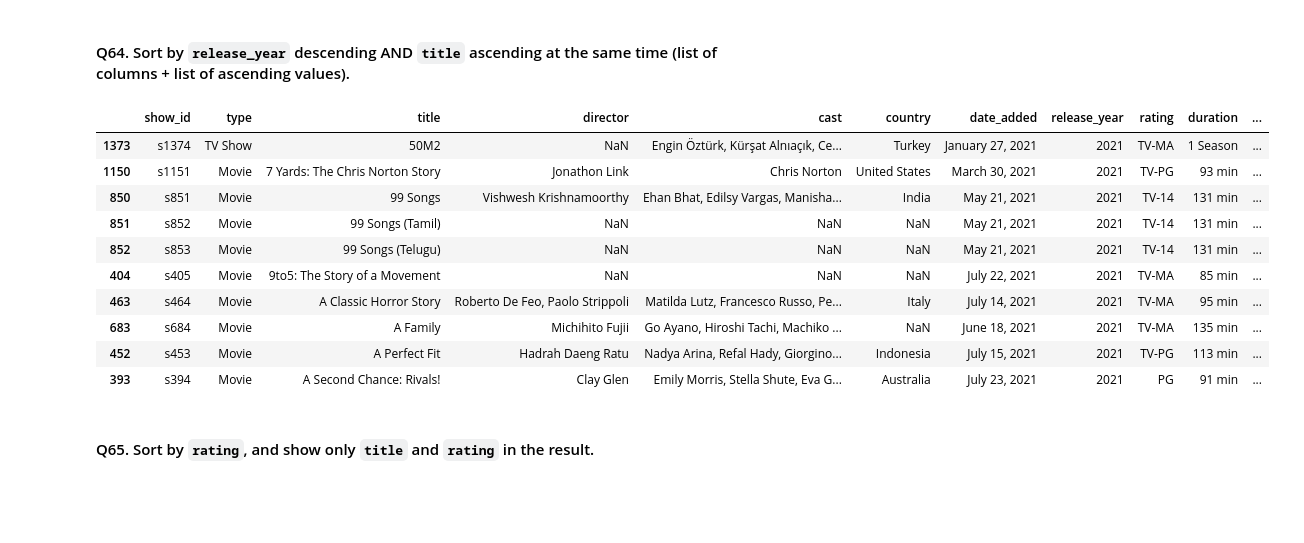
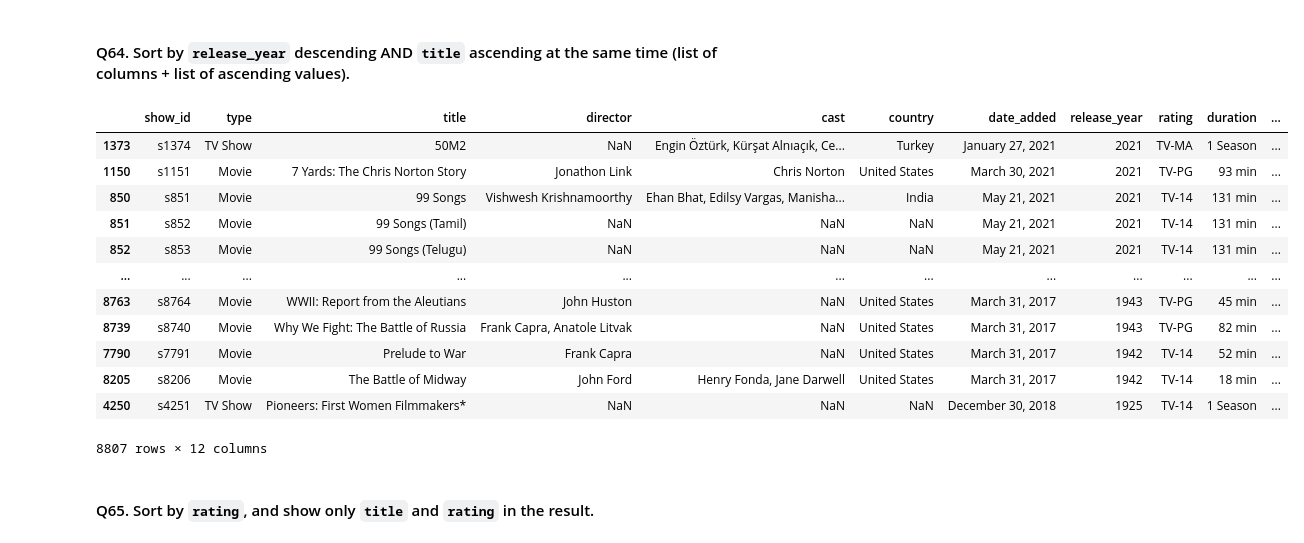
Before and after one commit to Yugalpoudel07/Pandas_For_Data_Science, a Jupyter notebook: Notebook/netflix_125_question_workbook.ipynb, the cells around one changed output. Cells and saved outputs as stored; diff of their text form; code cells hidden in the pictures; blank space fills up the shorter version.

```diff
--- a/Notebook/netflix_125_question_workbook.ipynb
+++ b/Notebook/netflix_125_question_workbook.ipynb
@@ -1035,20 +933,21 @@ df.sort_values("title").head()
 # %% [markdown]
 #### Q64. Sort by `release_year` descending AND `title` ascending at the same time (list of columns + list of ascending values).
 # %%
-# One ascending value per column, in the same order as the column list
-df.sort_values(["release_year", "title"], ascending=[False, True]).head(10)
+df.sort_values(["release_year", "title"], ascending=[False, True])
 # %% [output]
 |  | show_id | type | title | director | cast | country | date_added | release_year | rating | duration | ... |
 | 1373 | s1374 | TV Show | 50M2 | NaN | Engin Öztürk, Kürşat Alnıaçık, Ce... | Turkey | January 27, 2021 | 2021 | TV-MA | 1 Season | ... |
 | 1150 | s1151 | Movie | 7 Yards: The Chris Norton Story | Jonathon Link | Chris Norton | United States | March 30, 2021 | 2021 | TV-PG | 93 min | ... |
 | 850 | s851 | Movie | 99 Songs | Vishwesh Krishnamoorthy | Ehan Bhat, Edilsy Vargas, Manisha... | India | May 21, 2021 | 2021 | TV-14 | 131 min | ... |
 | 851 | s852 | Movie | 99 Songs (Tamil) | NaN | NaN | NaN | May 21, 2021 | 2021 | TV-14 | 131 min | ... |
 | 852 | s853 | Movie | 99 Songs (Telugu) | NaN | NaN | NaN | May 21, 2021 | 2021 | TV-14 | 131 min | ... |
-| 404 | s405 | Movie | 9to5: The Story of a Movement | NaN | NaN | NaN | July 22, 2021 | 2021 | TV-MA | 85 min | ... |
-| 463 | s464 | Movie | A Classic Horror Story | Roberto De Feo, Paolo Strippoli | Matilda Lutz, Francesco Russo, Pe... | Italy | July 14, 2021 | 2021 | TV-MA | 95 min | ... |
-| 683 | s684 | Movie | A Family | Michihito Fujii | Go Ayano, Hiroshi Tachi, Machiko ... | NaN | June 18, 2021 | 2021 | TV-MA | 135 min | ... |
-| 452 | s453 | Movie | A Perfect Fit | Hadrah Daeng Ratu | Nadya Arina, Refal Hady, Giorgino... | Indonesia | July 15, 2021 | 2021 | TV-PG | 113 min | ... |
-| 393 | s394 | Movie | A Second Chance: Rivals! | Clay Glen | Emily Morris, Stella Shute, Eva G... | Australia | July 23, 2021 | 2021 | PG | 91 min | ... |
+| ... | ... | ... | ... | ... | ... | ... | ... | ... | ... | ... | ... |
+| 8763 | s8764 | Movie | WWII: Report from the Aleutians | John Huston | NaN | United States | March 31, 2017 | 1943 | TV-PG | 45 min | ... |
+| 8739 | s8740 | Movie | Why We Fight: The Battle of Russia | Frank Capra, Anatole Litvak | NaN | United States | March 31, 2017 | 1943 | TV-PG | 82 min | ... |
+| 7790 | s7791 | Movie | Prelude to War | Frank Capra | NaN | United States | March 31, 2017 | 1942 | TV-14 | 52 min | ... |
+| 8205 | s8206 | Movie | The Battle of Midway | John Ford | Henry Fonda, Jane Darwell | United States | March 31, 2017 | 1942 | TV-14 | 18 min | ... |
+| 4250 | s4251 | TV Show | Pioneers: First Women Filmmakers* | NaN | NaN | NaN | December 30, 2018 | 1925 | TV-14 | 1 Season | ... |
+8807 rows × 12 columns
 # %% [markdown]
 #### Q65. Sort by `rating`, and show only `title` and `rating` in the result.
 # %%
```
Also changed, not shown: parts of 113 cells of this notebook.
